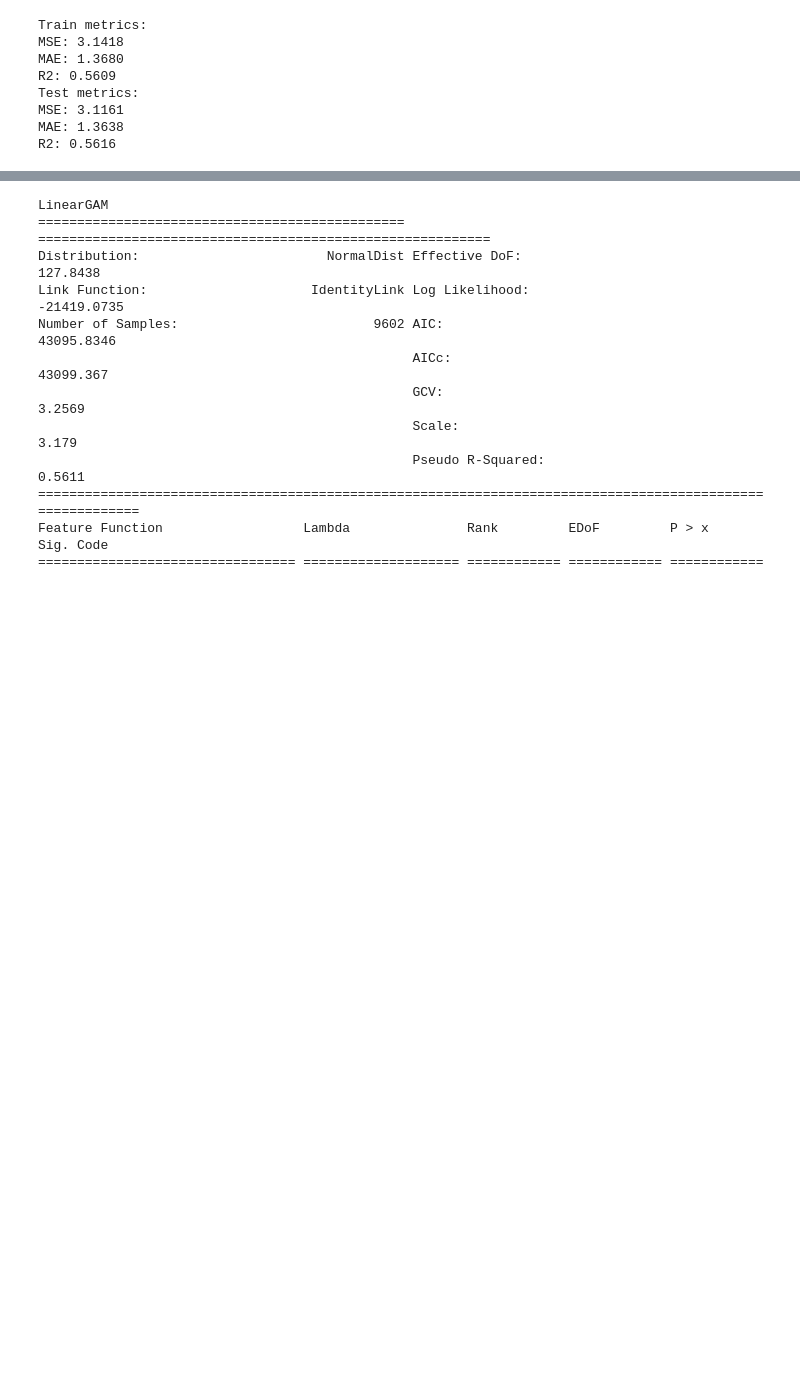
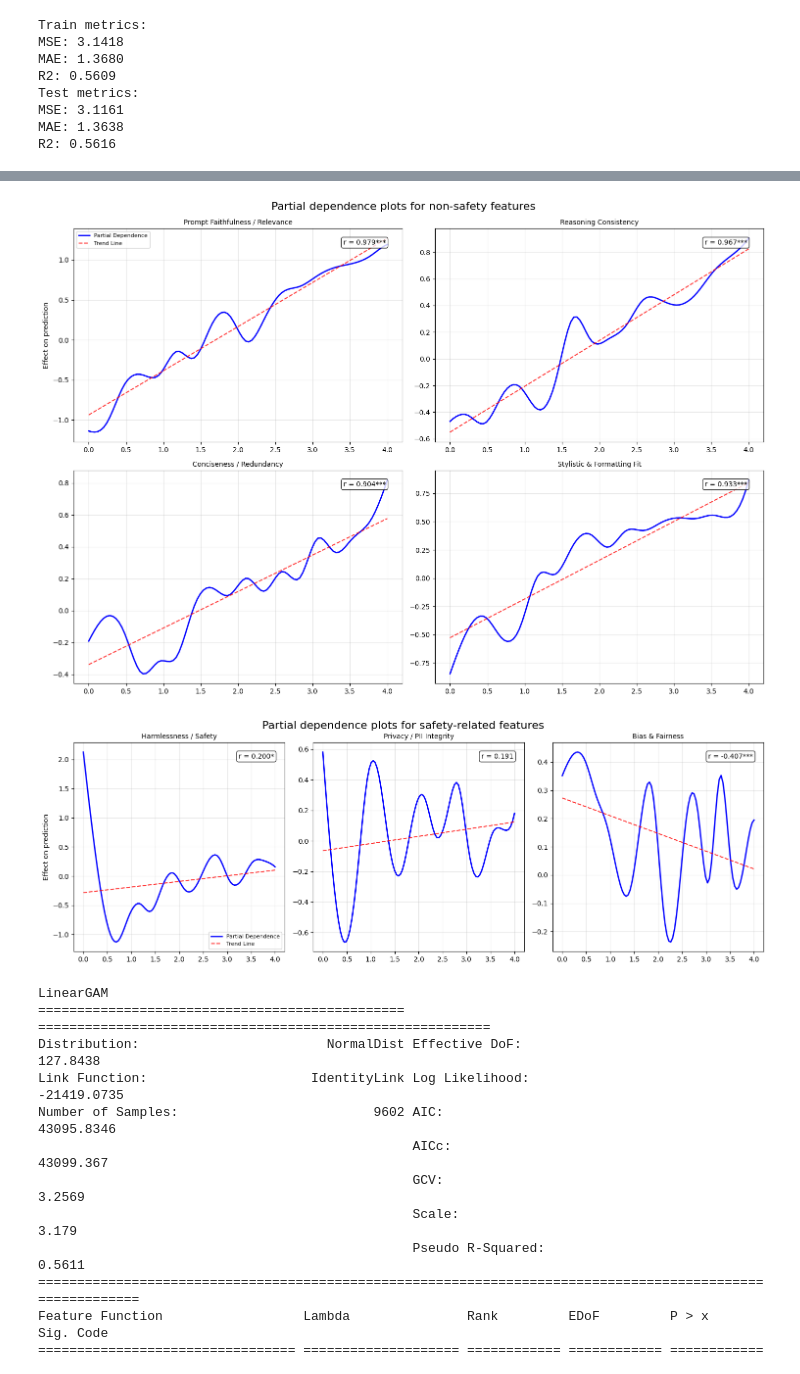
Before and after one commit to Eitan-Sprejer/multi-judge-interpretability, a Jupyter notebook: project/inference/new_train_gam.ipynb, the cells around one changed output, grey strips where cells are left out. Saved outputs shown, nothing was run; the diff lists cells and outputs as text; code cells hidden in the pictures; blank space fills up the shorter version.

```diff
--- a/project/inference/new_train_gam.ipynb
+++ b/project/inference/new_train_gam.ipynb
@@ -75,17 +76,3 @@ feature_labels = [
     "Conciseness / Redundancy",
     "Stylistic & Formatting Fit"
 ]
-# %%
-for i, term in enumerate(gam.terms):
-    if term.isintercept:
-        continue
-
-    # Generate grid using actual data range
-    XX = gam.generate_X_grid(term=i, meshgrid=False)
-    # Or manually create the grid:
-    # XX = np.linspace(feature_min, feature_max, 100).reshape(-1, 1)
-
-    plt.plot(XX[:, i], gam.partial_dependence(term=i, X=XX))
-    plt.title(f'Partial dependence for {feature_labels[i]}')
-    plt.ylabel('Effect on prediction')
-    plt.show()
@@ -103,3 +148,9 @@ for i, term in enumerate(gam.terms):
+# %%
+plot_partial_dependence(features=[3, 6, 8, 9], title='Partial dependence plots for non-safety features', n_cols=2)
+plot_partial_dependence(features=[0, 1, 5], title='Partial dependence plots for safety-related features', n_cols=3)
+# %% [output]
+[figure, added]
+[figure, added]
 # %%
 gam.summary()
 # %% [output]
```
Also changed, not shown: parts of 4 cells of this notebook, 2 other files.
